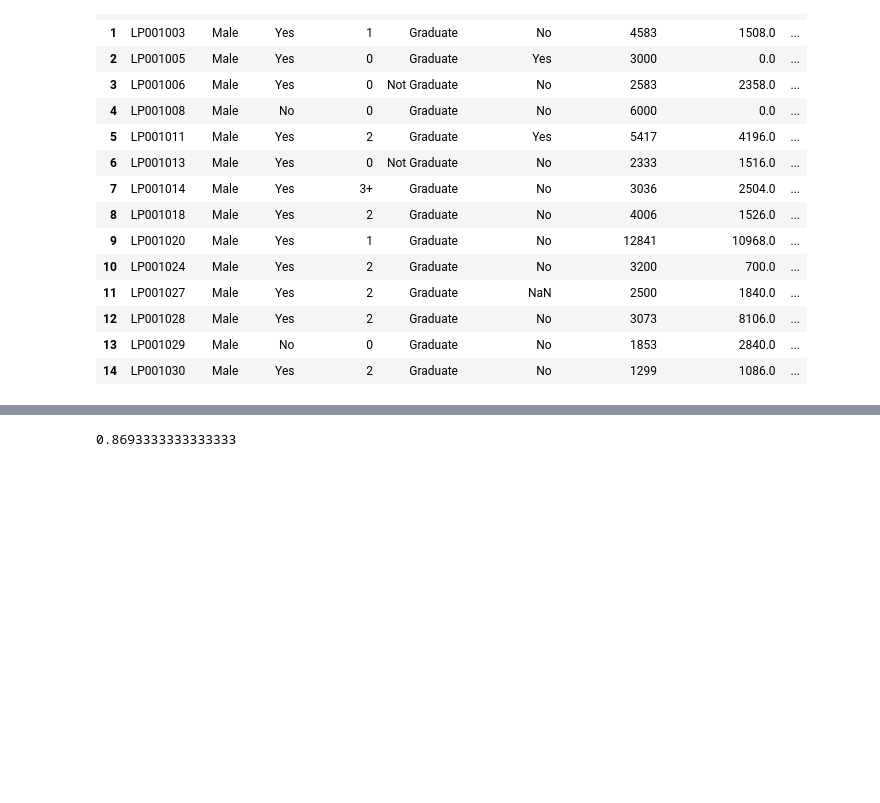
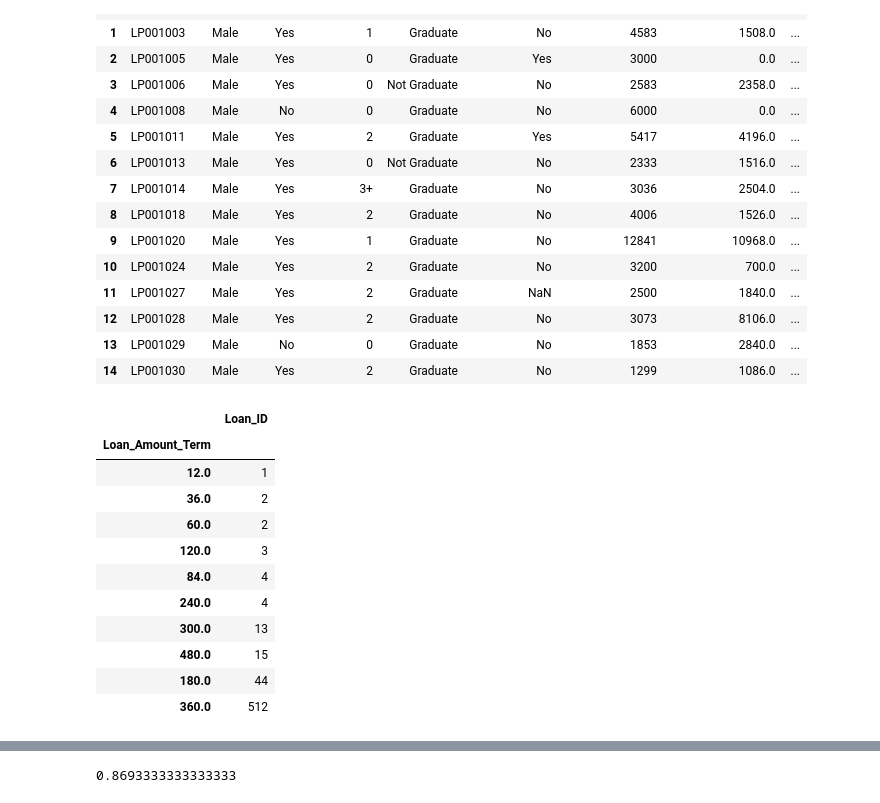
Before and after one commit to vamsidhar-reddy-rajula/loan-approval, a Jupyter notebook: notebooks/4.1_Pipelines.ipynb, the cells around one changed output, grey strips where cells are left out. Drawn from its saved outputs; the diff is of its cells as text; code cells hidden in the pictures; blank space fills up the shorter version.

```diff
--- a/notebooks/4.1_Pipelines.ipynb
+++ b/notebooks/4.1_Pipelines.ipynb
@@ -53,6 +56,21 @@ df.head(15)
 | 12 | LP001028 | Male | Yes | 2 | Graduate | No | 3073 | 8106.0 | ... |
 | 13 | LP001029 | Male | No | 0 | Graduate | No | 1853 | 2840.0 | ... |
 | 14 | LP001030 | Male | Yes | 2 | Graduate | No | 1299 | 1086.0 | ... |
+# %%
+df[["Loan_Amount_Term","Loan_ID"]].groupby(by=["Loan_Amount_Term"]).count().sort_values(by=["Loan_ID"])
+# %% [output]
+|  | Loan_ID |
+| Loan_Amount_Term |  |
+| 12.0 | 1 |
+| 36.0 | 2 |
+| 60.0 | 2 |
+| 120.0 | 3 |
+| 84.0 | 4 |
+| 240.0 | 4 |
+| 300.0 | 13 |
+| 480.0 | 15 |
+| 180.0 | 44 |
+| 360.0 | 512 |
 # %%
 cat_columns = ['Self_Employed',
  'Dependents',
```
Also changed, not shown: parts of 34 cells of this notebook, 1 other file.
